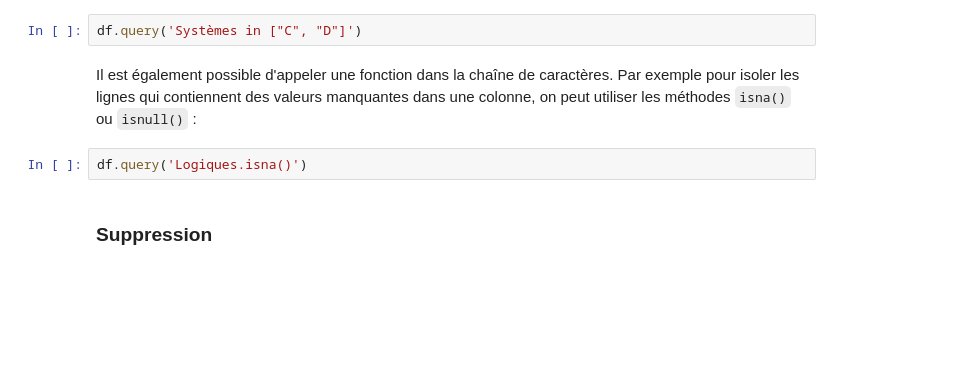
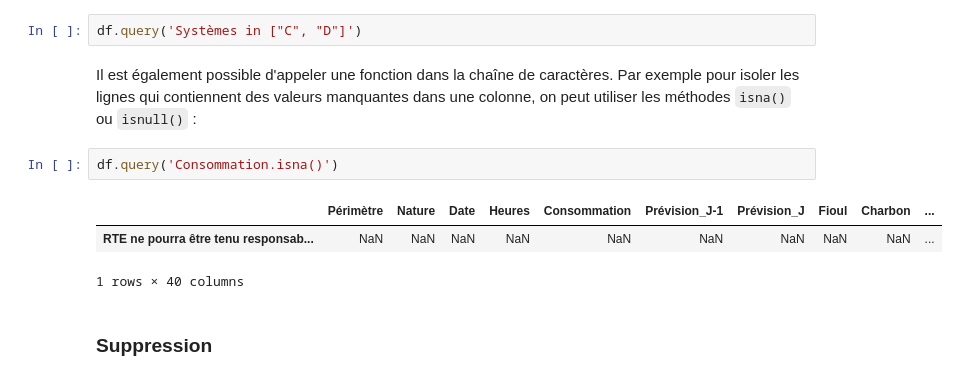
Before and after one commit to Schrodinger17/french-energy-data-analysis, a Jupyter notebook: Préparation des données.ipynb, the cells around one changed output. Drawn from its saved outputs; the diff is of its cells as text; blank space fills up the shorter version.

```diff
--- a/Préparation des données.ipynb
+++ b/Préparation des données.ipynb
@@ -138,7 +133,11 @@ df.query('Systèmes in ["C", "D"]')
 # %% [markdown]
 Il est également possible d'appeler une fonction dans la chaîne de caractères. Par exemple pour isoler les lignes qui contiennent des valeurs manquantes dans une colonne, on peut utiliser les méthodes `isna()` ou `isnull()` :
 # %%
-df.query('Logiques.isna()')
+df.query('Consommation.isna()')
+# %% [output]
+|  | Périmètre | Nature | Date | Heures | Consommation | Prévision_J-1 | Prévision_J | Fioul | Charbon | ... |
+| RTE ne pourra être tenu responsab... | NaN | NaN | NaN | NaN | NaN | NaN | NaN | NaN | NaN | ... |
+1 rows × 40 columns
 # %% [markdown]
 ### Suppression
 # %% [markdown]
```
Also changed, not shown: parts of 8 cells of this notebook.
